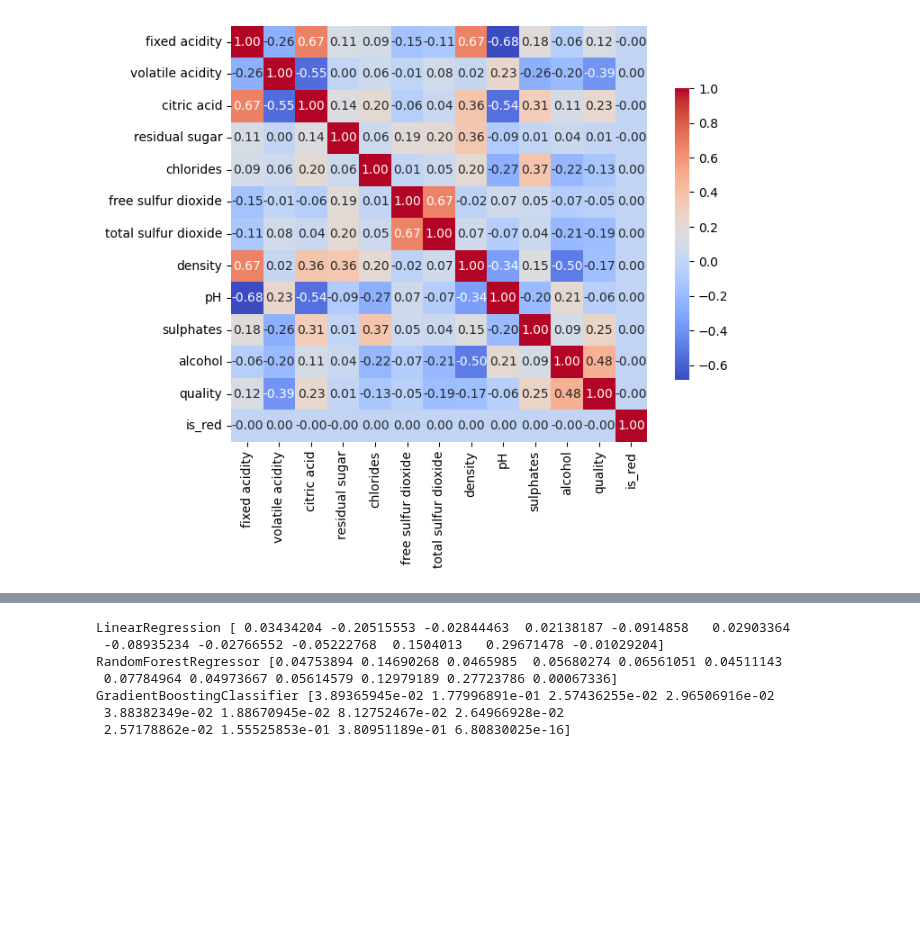
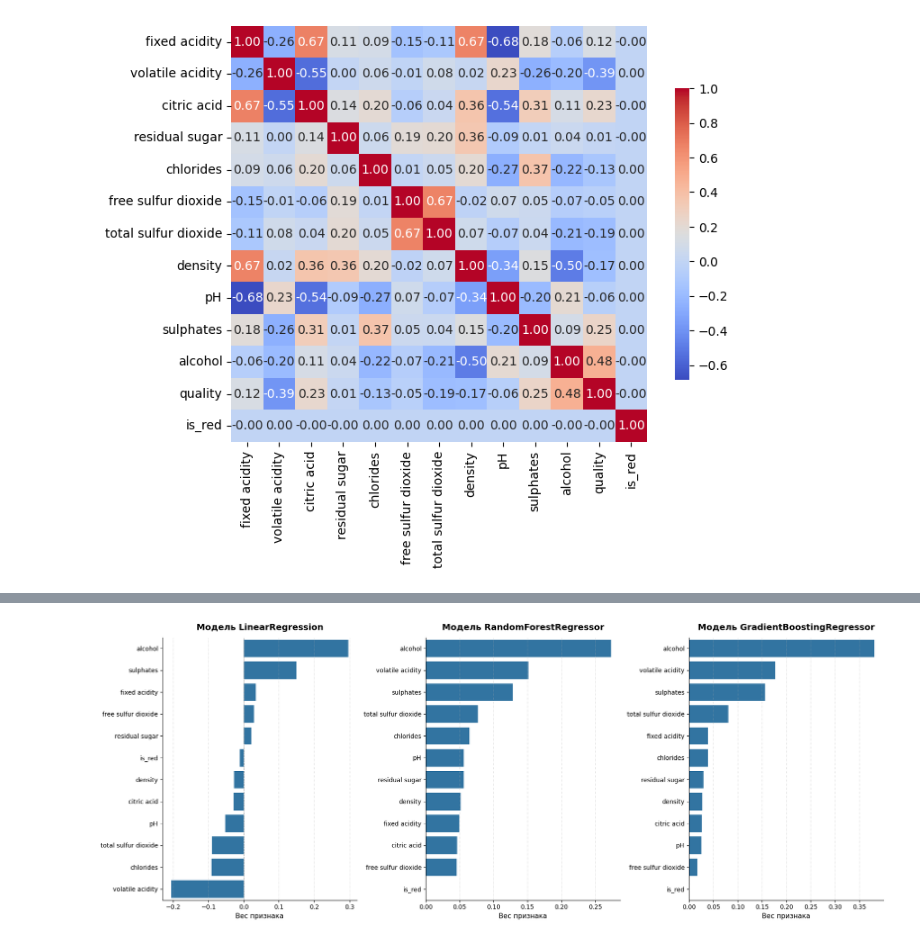
Before and after one commit to geori0/ml_labs, a Jupyter notebook: regression/lab01.ipynb, the cells around one changed output, grey strips where cells are left out. Cells and saved outputs as stored; diff of their text form; code cells hidden in the pictures; blank space fills up the shorter version.

```diff
--- a/regression/lab01.ipynb
+++ b/regression/lab01.ipynb
@@ -123,15 +128,35 @@ results
 | 1 | LinearRegression | 0.625569 | 0.651147 | 0.490317 |
 | 0 | Baseline | 0.786806 | 0.812606 | 0.671753 |
-# %%
-for models in coefs:
-  name = models['model']
-  coef = models['coef']
-  print(name, coef)
-# %% [output]
-LinearRegression [ 0.03434204 -0.20515553 -0.02844463  0.02138187 -0.0914858   0.02903364
- -0.08935234 -0.02766552 -0.05222768  0.1504013   0.29671478 -0.01029204]
-RandomForestRegressor [0.04753894 0.14690268 0.0465985  0.05680274 0.06561051 0.04511143
- 0.07784964 0.04973667 0.05614579 0.12979189 0.27723786 0.00067336]
-GradientBoostingClassifier [3.89365945e-02 1.77996891e-01 2.57436255e-02 2.96506916e-02
- 3.88382349e-02 1.88670945e-02 8.12752467e-02 2.64966928e-02
- 2.57178862e-02 1.55525853e-01 3.80951189e-01 6.80830025e-16]
+# %%
+def show_weights(features, weights, title, ax=None):
+    if ax is None:
+      fig, ax = plt.subplots(figsize=(8, 6))
+
+    sorted_weights = sorted(zip(weights, features), reverse=True)
+    weights = [x[0] for x in sorted_weights]
+    features = [x[1] for x in sorted_weights]
+
+    sns.barplot(y=features, x=weights, ax=ax)
+    ax.set_xlabel("Weight")
+
+
+    ax.set_title(title, fontsize=14, fontweight='bold', pad=12)
+    ax.set_xlabel("Вес признака", fontsize=11)
+    ax.set_ylabel("")
+    ax.axvline(0, color='gray', linestyle='--', linewidth=0.8, alpha=0.7)
+    ax.grid(axis='x', linestyle=':', alpha=0.6)
+    sns.despine(ax=ax, left=False, bottom=False)
+# %%
+n_models = len(coefs)
+fig, axes = plt.subplots(ncols=n_models, figsize=(6 * n_models, 7))
+
+
+for ax, model_info in zip(axes, coefs):
+  name = model_info['model']
+  coef = model_info['coef']
+  show_weights(X.columns, coef, f'Модель {name}', ax=ax)
+
+plt.tight_layout()
+plt.show()
+# %% [output]
+[figure, added]
```
Also changed, not shown: parts of 2 cells of this notebook.
